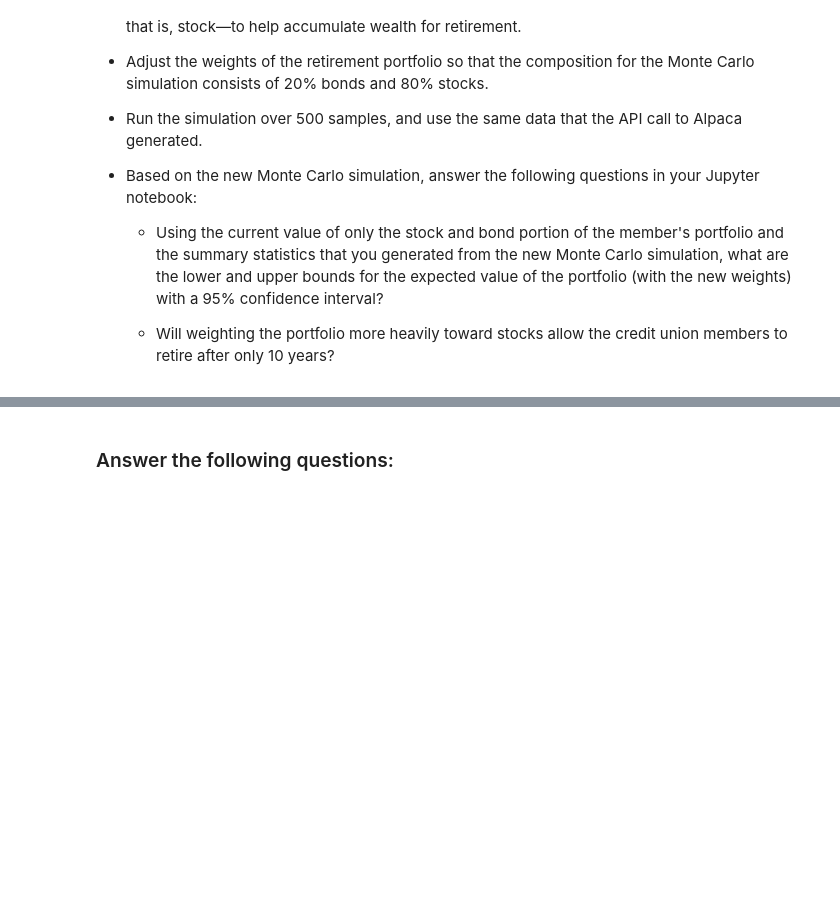
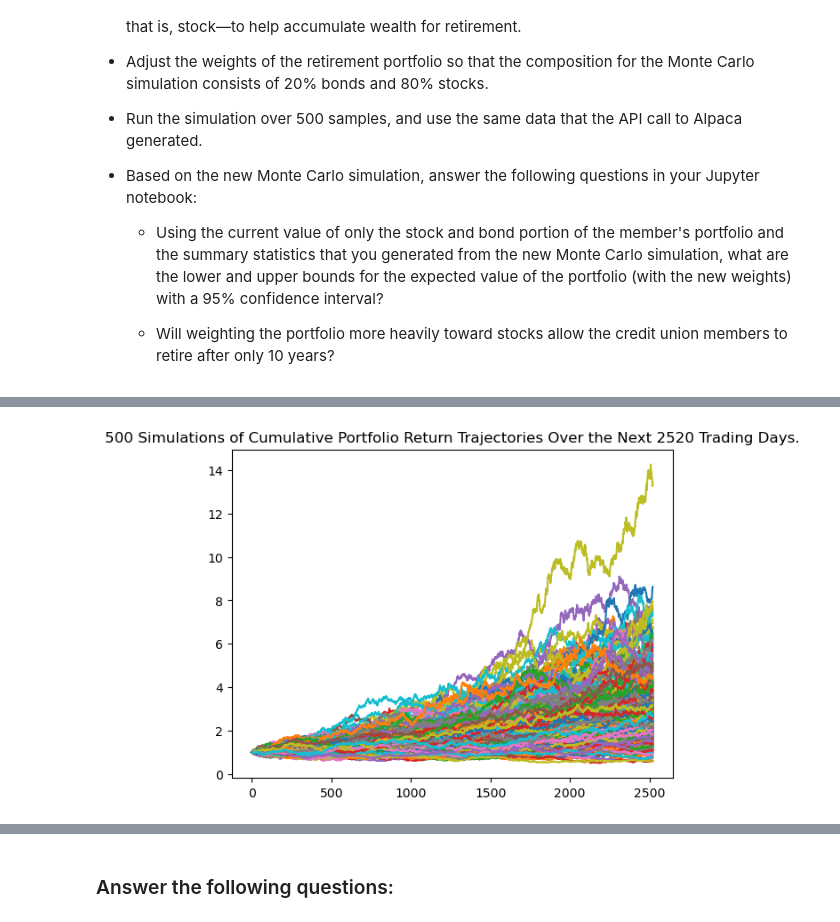
Before and after one commit to alexnovis1/Columbia_Module_5, a Jupyter notebook: financial_planning_tools.ipynb, the cells around one changed output, grey strips where cells are left out. Cells and saved outputs as stored; diff of their text form; code cells hidden in the pictures; blank space fills up the shorter version.

```diff
--- a/financial_planning_tools.ipynb
+++ b/financial_planning_tools.ipynb
@@ -470,7 +650,12 @@ For this new Monte Carlo simulation, do the following:
 # Configure a Monte Carlo simulation to forecast 10 years cumulative returns
 # The weights should be split 20% to AGG and 80% to SPY.
 # Run 500 samples.
-# YOUR CODE HERE
+MC_new = MCSimulation(
+    portfolio_data = df_port_new,
+    weights = [.8, .2],
+    num_simulation = 500,
+    num_trading_days = 252*10
+)
 
 # Review the simulation input data
-# YOUR CODE HERE
+MC_new.portfolio_data.head()
@@ -480,7 +716,9 @@ For this new Monte Carlo simulation, do the following:
 # %%
 # Visualize the 10-year Monte Carlo simulation by creating an
 # overlay line plot
-# YOUR CODE HERE
+MC_new_line_plot = MC_new.plot_simulation()
+# %% [output]
+[figure, added]
 # %%
 # Visualize the probability distribution of the 10-year Monte Carlo simulation
 # by plotting a histogram
```
Also changed, not shown: parts of 30 cells of this notebook.
